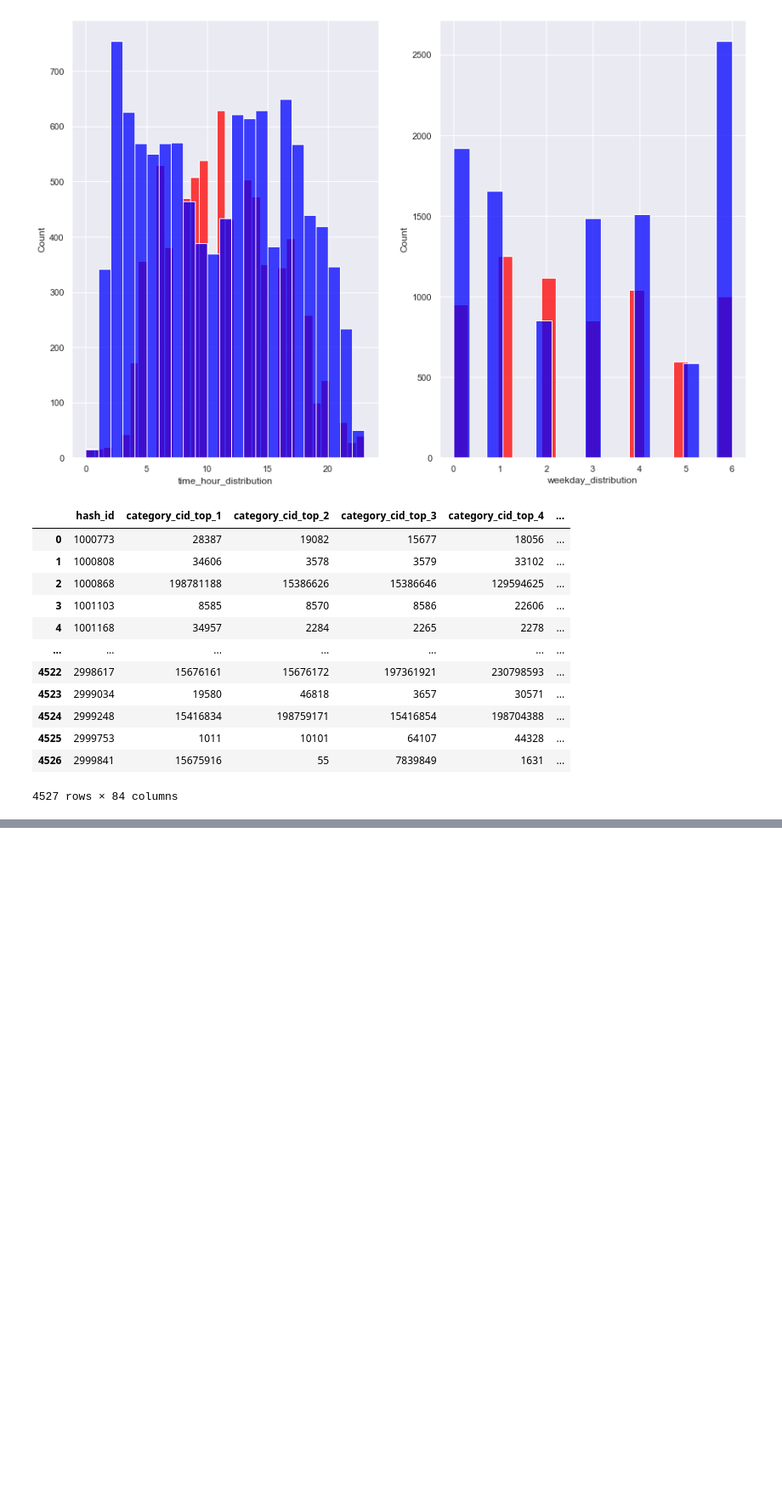
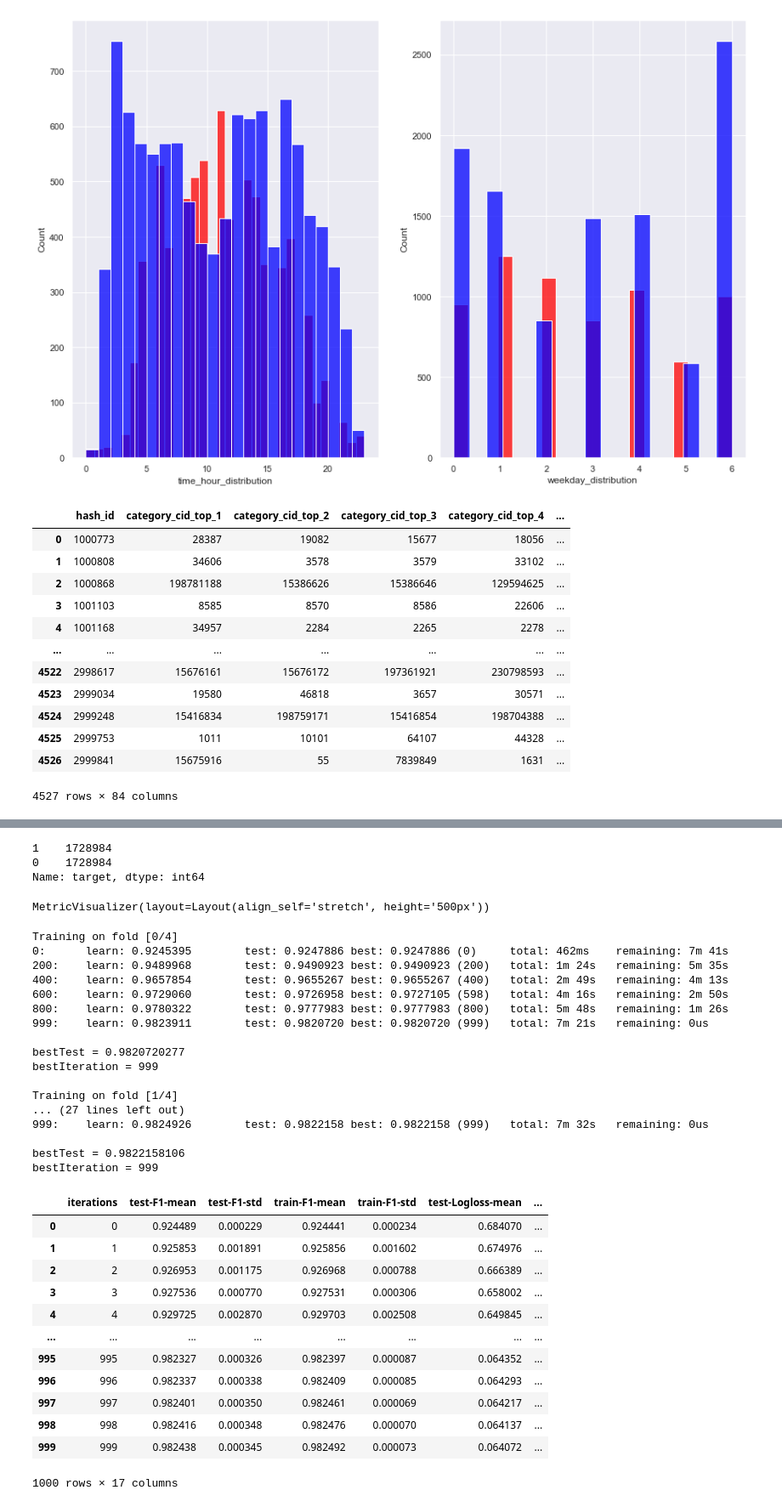
Before and after one commit to IvanovNA01/OneFactor_test, a Jupyter notebook: test_to_OneFactor.ipynb, the cells around one changed output, grey strips where cells are left out. Shown at 85% size. Cells and saved outputs as stored; diff of their text form; code cells hidden in the pictures; blank space fills up the shorter version.

```diff
--- a/test_to_OneFactor.ipynb
+++ b/test_to_OneFactor.ipynb
@@ -914,0 +778,45 @@ df_answer.to_csv("answer_to_test.csv")
+# %%
+# дополним класс True методом баллансировки SMOTE, который создаёт элементы в непосредственной близости от уже существующих в меньшем классе
+sm = SMOTE(random_state=42)
+X_res, y_res = sm.fit_resample(X, y)
+
+y_res.value_counts()
+# %% [output]
+1    1728984
+0    1728984
+Name: target, dtype: int64
+# %%
+# проведем кросс валидацию для сбалансированного датасета
+cross_valid(X_res,y_res)
+# %% [output]
+MetricVisualizer(layout=Layout(align_self='stretch', height='500px'))
+Training on fold [0/4]
+0:      learn: 0.9245395        test: 0.9247886 best: 0.9247886 (0)     total: 462ms    remaining: 7m 41s
+200:    learn: 0.9489968        test: 0.9490923 best: 0.9490923 (200)   total: 1m 24s   remaining: 5m 35s
+400:    learn: 0.9657854        test: 0.9655267 best: 0.9655267 (400)   total: 2m 49s   remaining: 4m 13s
+600:    learn: 0.9729060        test: 0.9726958 best: 0.9727105 (598)   total: 4m 16s   remaining: 2m 50s
+800:    learn: 0.9780322        test: 0.9777983 best: 0.9777983 (800)   total: 5m 48s   remaining: 1m 26s
+999:    learn: 0.9823911        test: 0.9820720 best: 0.9820720 (999)   total: 7m 21s   remaining: 0us
+
+bestTest = 0.9820720277
+bestIteration = 999
+
+Training on fold [1/4]
+... (27 lines left out)
+999:    learn: 0.9824926        test: 0.9822158 best: 0.9822158 (999)   total: 7m 32s   remaining: 0us
+
+bestTest = 0.9822158106
+bestIteration = 999
+|  | iterations | test-F1-mean | test-F1-std | train-F1-mean | train-F1-std | test-Logloss-mean | ... |
+| 0 | 0 | 0.924489 | 0.000229 | 0.924441 | 0.000234 | 0.684070 | ... |
+| 1 | 1 | 0.925853 | 0.001891 | 0.925856 | 0.001602 | 0.674976 | ... |
+| 2 | 2 | 0.926953 | 0.001175 | 0.926968 | 0.000788 | 0.666389 | ... |
+| 3 | 3 | 0.927536 | 0.000770 | 0.927531 | 0.000306 | 0.658002 | ... |
+| 4 | 4 | 0.929725 | 0.002870 | 0.929703 | 0.002508 | 0.649845 | ... |
+| ... | ... | ... | ... | ... | ... | ... | ... |
+| 995 | 995 | 0.982327 | 0.000326 | 0.982397 | 0.000087 | 0.064352 | ... |
+| 996 | 996 | 0.982337 | 0.000338 | 0.982409 | 0.000085 | 0.064293 | ... |
+| 997 | 997 | 0.982401 | 0.000350 | 0.982461 | 0.000069 | 0.064217 | ... |
+| 998 | 998 | 0.982416 | 0.000348 | 0.982476 | 0.000070 | 0.064137 | ... |
+| 999 | 999 | 0.982438 | 0.000345 | 0.982492 | 0.000073 | 0.064072 | ... |
+1000 rows × 17 columns
```
Also changed, not shown: parts of 50 cells of this notebook, 32 other files.
